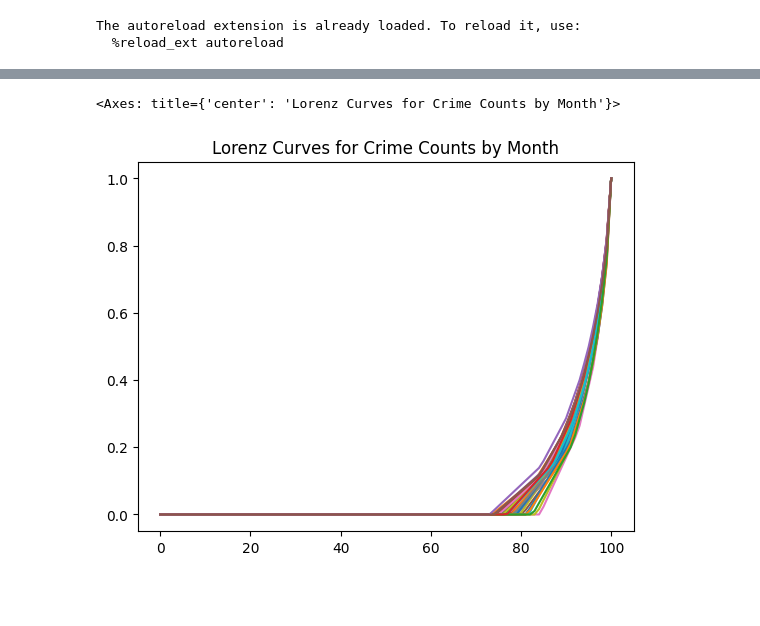
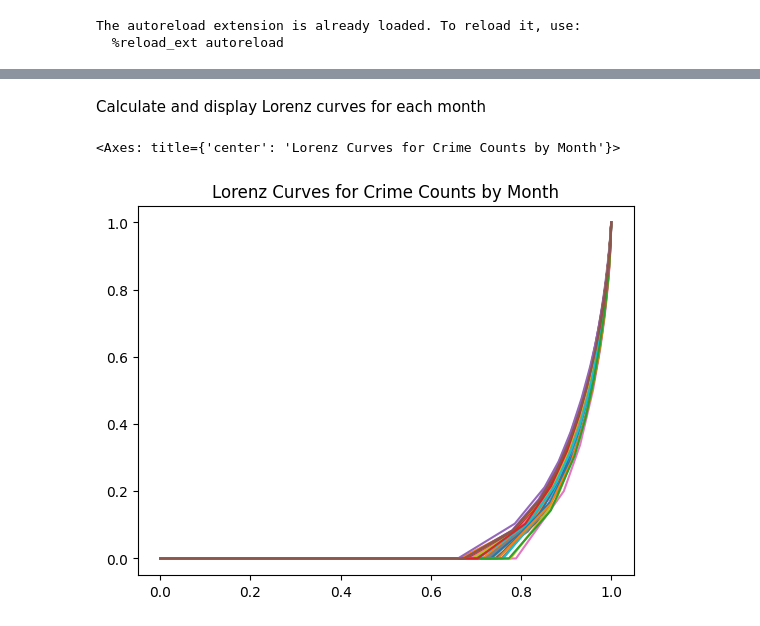
Before and after one commit to safer-streets/safer-streets-core, a Jupyter notebook: gini.ipynb, the cells around one changed output, grey strips where cells are left out. Saved outputs shown, nothing was run; the diff lists cells and outputs as text; code cells hidden in the pictures; blank space fills up the shorter version.

```diff
--- a/gini.ipynb
+++ b/gini.ipynb
@@ -85,8 +79,9 @@ count_data
-# %%
-# calculate Lorenz curves
-data={m: lorenz_curve(c, percentiles=True) for m, c in count_data.items()}
-lorenz_curves = pd.DataFrame(data)
-lorenz_curves.plot(legend=False, title="Lorenz Curves for Crime Counts by Month")
-# %% [output]
-<Axes: title={'center': 'Lorenz Curves for Crime Counts by Month'}>
-[figure, removed]
+# %% [markdown]
+Calculate and display Lorenz curves for each month
+# %%
+data = {m: lorenz_curve(c) for m, c in count_data.items()}
+lorenz_curves = pd.DataFrame(data)
+lorenz_curves.plot(legend=False, title="Lorenz Curves for Crime Counts by Month")
+# %% [output]
+<Axes: title={'center': 'Lorenz Curves for Crime Counts by Month'}>
+[figure, added]
```
Also changed, not shown: parts of 21 cells of this notebook, 3 other files.
